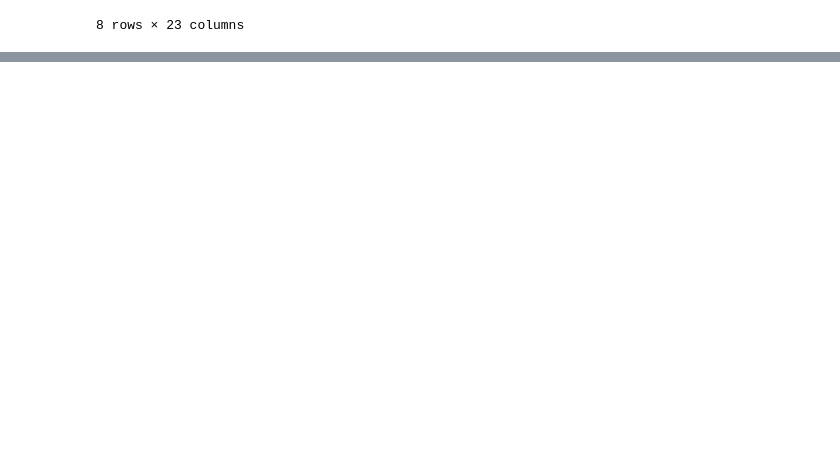
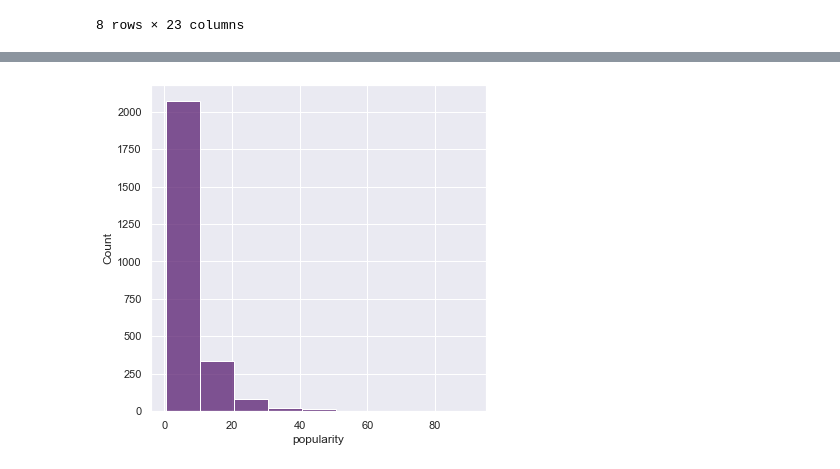
Before and after one commit to melodygr/microsoft_movie_analysis, a Jupyter notebook: Notebooks/Genre_Popularity.ipynb, the cells around one changed output, grey strips where cells are left out. Saved outputs shown, nothing was run; the diff lists cells and outputs as text; code cells hidden in the pictures; blank space fills up the shorter version.

```diff
--- a/Notebooks/Genre_Popularity.ipynb
+++ b/Notebooks/Genre_Popularity.ipynb
@@ -370,0 +434,11 @@ clean_tmdb_movies_df.head()
+# %%
+# let's see what the popularities look like for just one genre, Action.
+action_movies = clean_tmdb_movies_df[clean_tmdb_movies_df['action'] == 1]
+# %%
+# Popularity scores are heavily weighted to the left
+
+f, ax = plt.subplots(figsize=(6, 6))
+sns.set_color_codes("dark")
+sns.histplot(action_movies['popularity'], binwidth=10, color="m");
+# %% [output]
+[figure, added]
```
Also changed, not shown: parts of 26 cells of this notebook, 3 other files.
